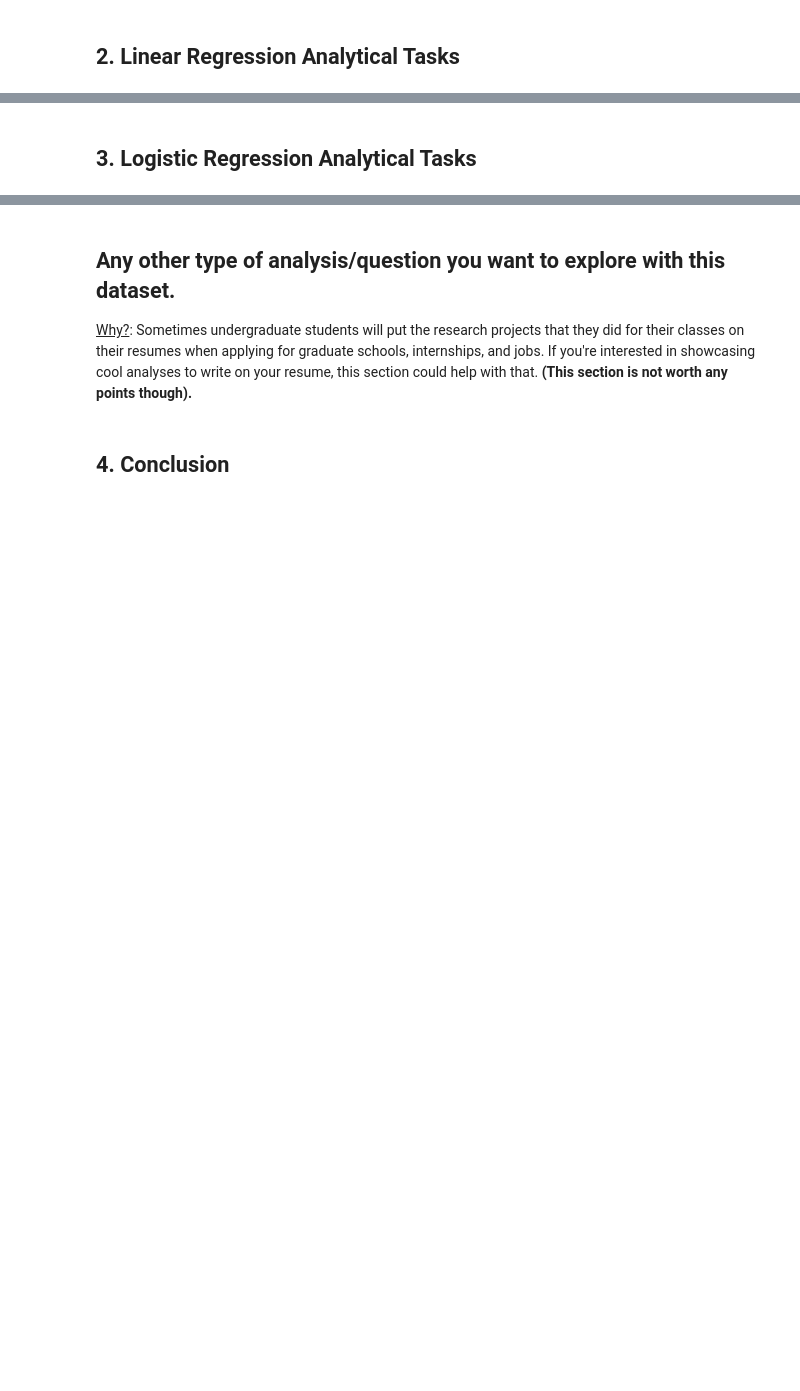
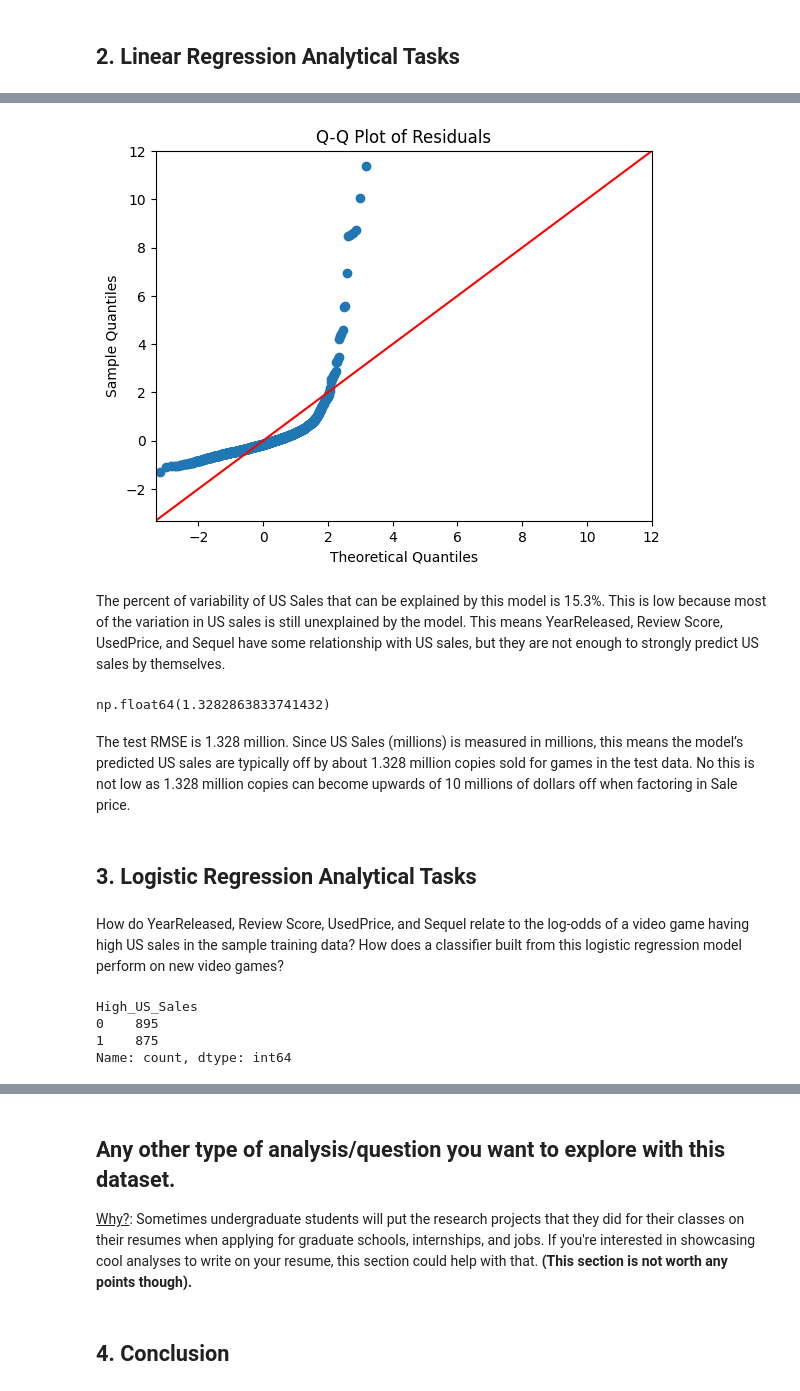
Before and after one commit to AhmedKhan04/Stat207_clone, a Jupyter notebook: project_03/project_03_template.ipynb, the cells around one changed output, grey strips where cells are left out. Cells and saved outputs as stored; diff of their text form; code cells hidden in the pictures; blank space fills up the shorter version.

```diff
--- a/project_03/project_03_template.ipynb
+++ b/project_03/project_03_template.ipynb
@@ -54,2 +143,33 @@ UnicodeDecodeError: 'utf-8' codec can't decode byte 0x82 in position 5762: inval
+# %%
+sm.qqplot(train_df['residuals'], line='45')
+plt.title('Q-Q Plot of Residuals')
+plt.show()
+# %% [output]
+[figure, added]
+# %% [markdown]
+The percent of variability of US Sales that can be explained by this model is 15.3%. This is  low because most of the variation in US sales is still unexplained by the model. This means YearReleased, Review Score, UsedPrice, and Sequel have some relationship with US sales, but they are not enough to strongly predict US sales by themselves.
+# %%
+test_pred = model.predict(test_df)
+
+rmse = np.sqrt(((test_df['US Sales (millions)'] - test_pred) ** 2).mean())
+
+rmse
+# %% [output]
+np.float64(1.3282863833741432)
+# %% [markdown]
+The test RMSE is 1.328 million. Since US Sales (millions) is measured in millions, this means the model’s predicted US sales are typically off by about 1.328 million copies sold for games in the test data. No this is not low as 1.328 million copies can become upwards of 10 millions of dollars off when factoring in Sale price.
 # %% [markdown]
 ## 3. Logistic Regression Analytical Tasks
+# %% [markdown]
+How do YearReleased, Review Score, UsedPrice, and Sequel relate to the log-odds of a video game having high US sales in the sample training data? How does a classifier built from this logistic regression model perform on new video games?
+# %%
+median_sales = df['US Sales (millions)'].median()
+
+df['High_US_Sales'] = (df['US Sales (millions)'] > median_sales).astype(int)
+
+df['High_US_Sales'].value_counts()
+# %% [output]
+High_US_Sales
+0    895
+1    875
+Name: count, dtype: int64
```
Also changed, not shown: parts of 22 cells of this notebook.
